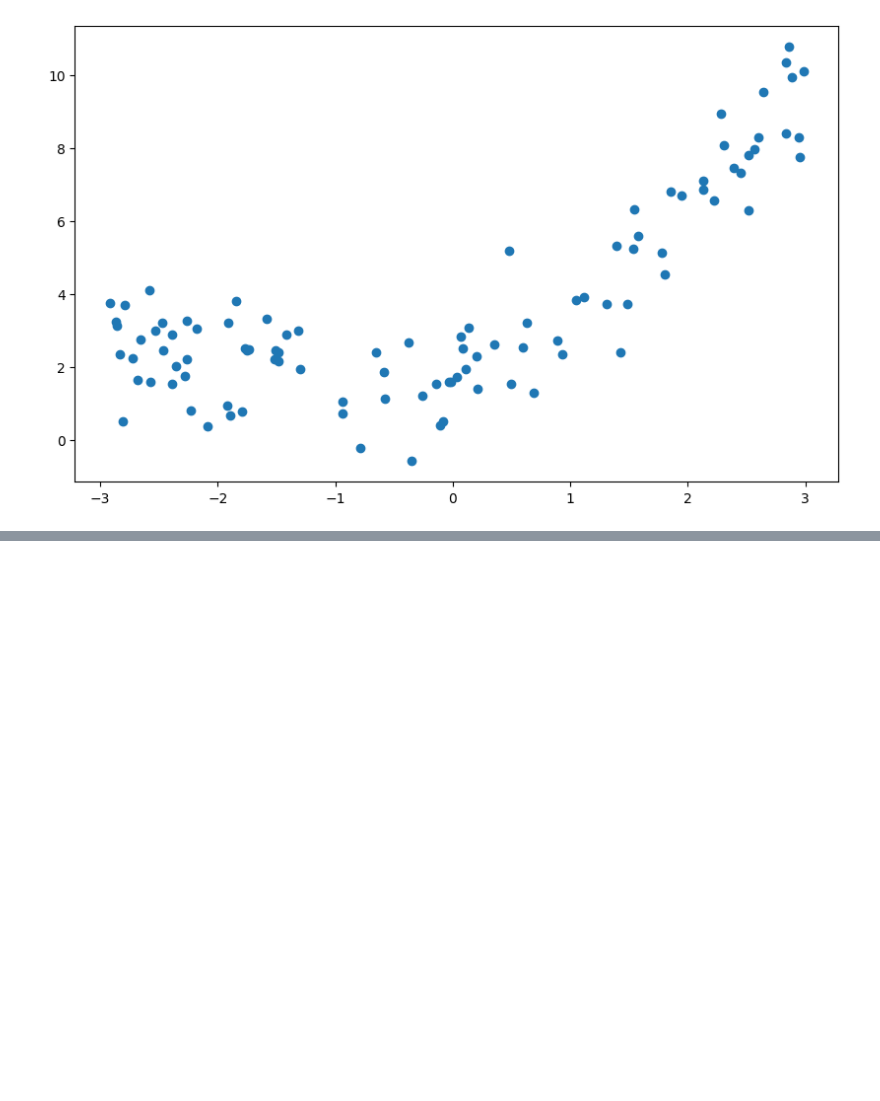
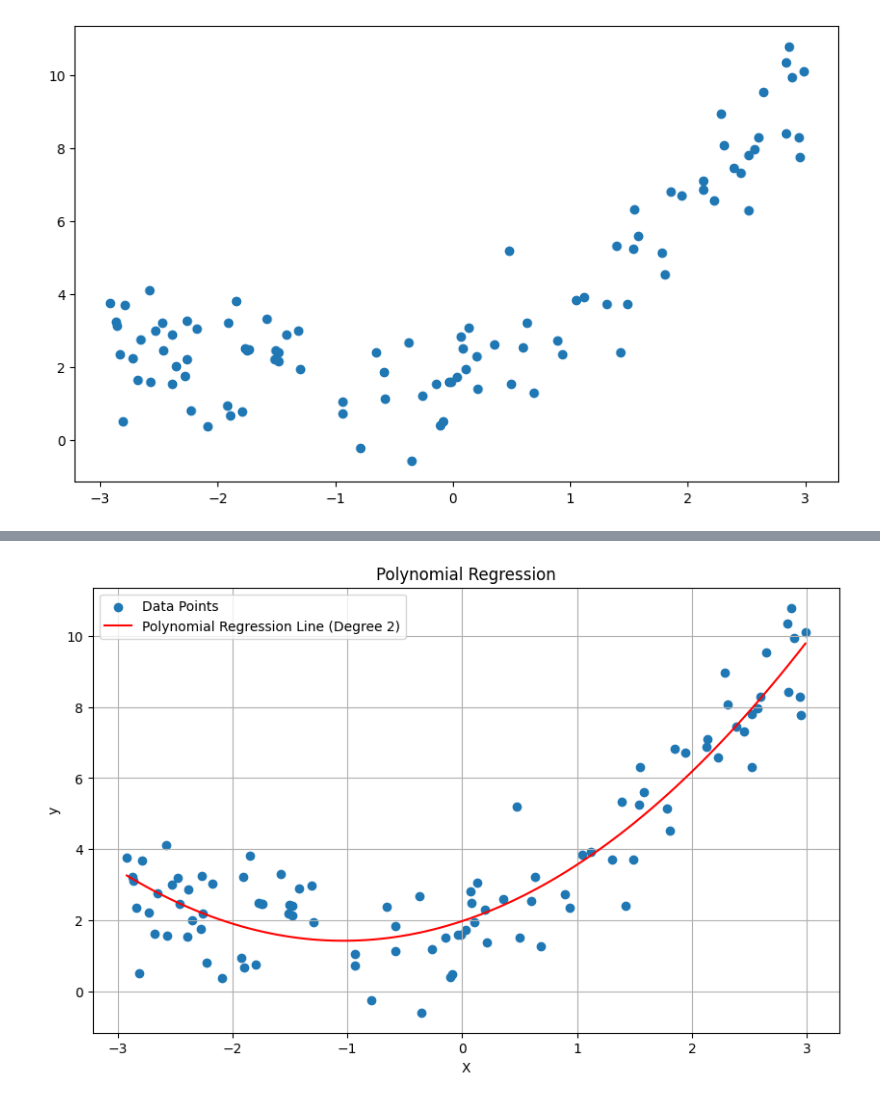
Before and after one commit to manojgowdabk/Hands-on-Machine-learning, a Jupyter notebook: GPT-Neo.ipynb, the cells around one changed output, grey strips where cells are left out. Saved outputs shown, nothing was run; the diff lists cells and outputs as text; code cells hidden in the pictures; blank space fills up the shorter version.

```diff
--- a/GPT-Neo.ipynb
+++ b/GPT-Neo.ipynb
@@ -373,2 +366,0 @@ plt.show()
-# %%
-X = np.sort(X{0})
@@ -377,0 +367,39 @@ array([-0.15698356])
+# %%
+from sklearn.preprocessing import PolynomialFeatures
+from sklearn.linear_model import LinearRegression
+from sklearn.pipeline import make_pipeline
+
+# Define the degree of the polynomial
+degree = 2
+
+# Create a pipeline that first transforms the data with polynomial features
+# and then fits a linear regression model
+poly_reg = make_pipeline(
+    PolynomialFeatures(degree=degree, include_bias=False),
+    LinearRegression()
+)
+
+# Train the model
+poly_reg.fit(X, y)
+
+# Create a range of x-values for plotting the polynomial line
+X_new = np.linspace(X.min(), X.max(), 100).reshape(-1, 1)
+
+# Predict the y-values using the trained polynomial regression model
+y_new = poly_reg.predict(X_new)
+
+# Plot the original data points
+plt.figure(figsize=(10, 6))
+plt.scatter(X, y, label='Data Points')
+
+# Plot the polynomial regression line
+plt.plot(X_new, y_new, color='red', label=f'Polynomial Regression Line (Degree {degree})')
+
+plt.xlabel('X')
+plt.ylabel('y')
+plt.title('Polynomial Regression')
+plt.legend()
+plt.grid(True)
+plt.show()
+# %% [output]
+[figure, added]
```
Also changed, not shown: parts of 3 cells of this notebook.
